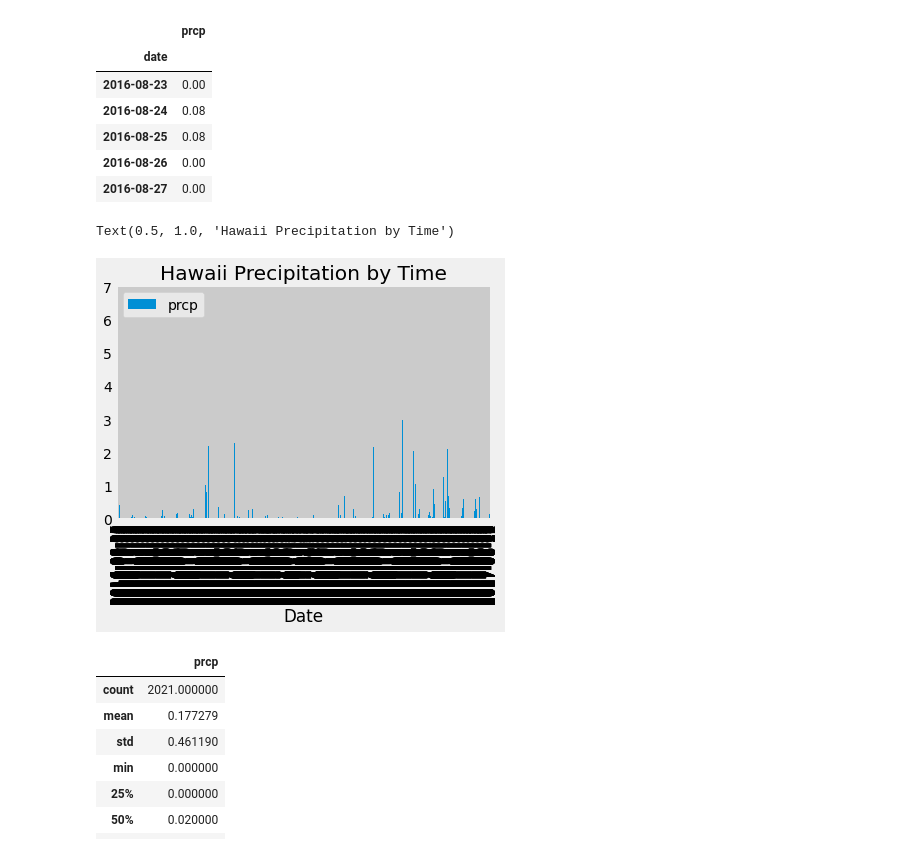
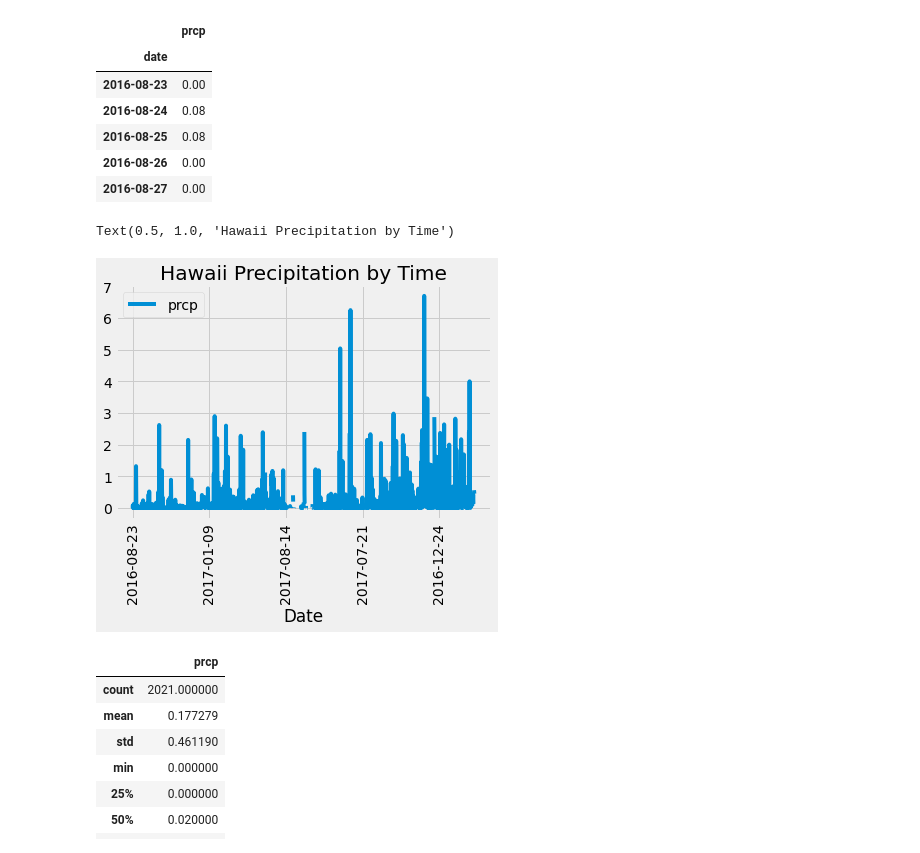
Before and after one commit to econway0321/sqlalchemy-challenge, a Jupyter notebook: climate_starter.ipynb, the cells around one changed output. Saved outputs shown, nothing was run; the diff lists cells and outputs as text; code cells hidden in the pictures.

```diff
--- a/climate_starter.ipynb
+++ b/climate_starter.ipynb
@@ -143,16 +148,16 @@ df.head()
 | 2016-08-27 | 0.00 |
 # %%
 # Use Pandas Plotting with Matplotlib to plot the data
-df.plot.bar(y='prcp')
+df.plot(y='prcp')
 #plt.tight_layout()
 plt.xlabel('Date')
 plt.xticks(rotation=90)
 plt.ylabel('')
 plt.title('Hawaii Precipitation by Time')
 #plt.savefig('prcp.png')
 # %% [output]
 Text(0.5, 1.0, 'Hawaii Precipitation by Time')
-[figure, old version]
+[figure, new version]
 # %%
 # Use Pandas to calcualte the summary statistics for the precipitation data
 df.describe()
```
Also changed, not shown: parts of 1 cell of this notebook.
